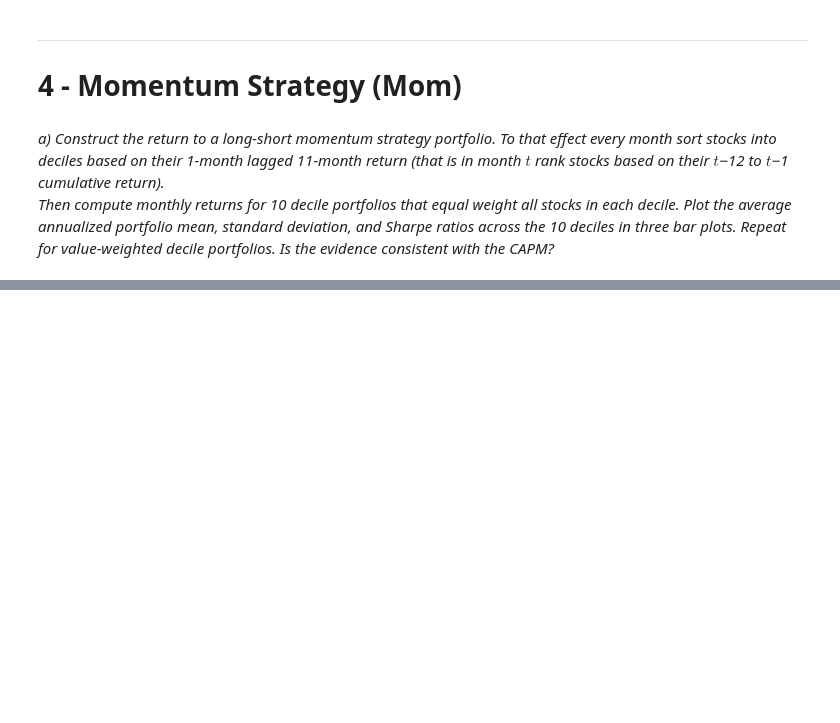
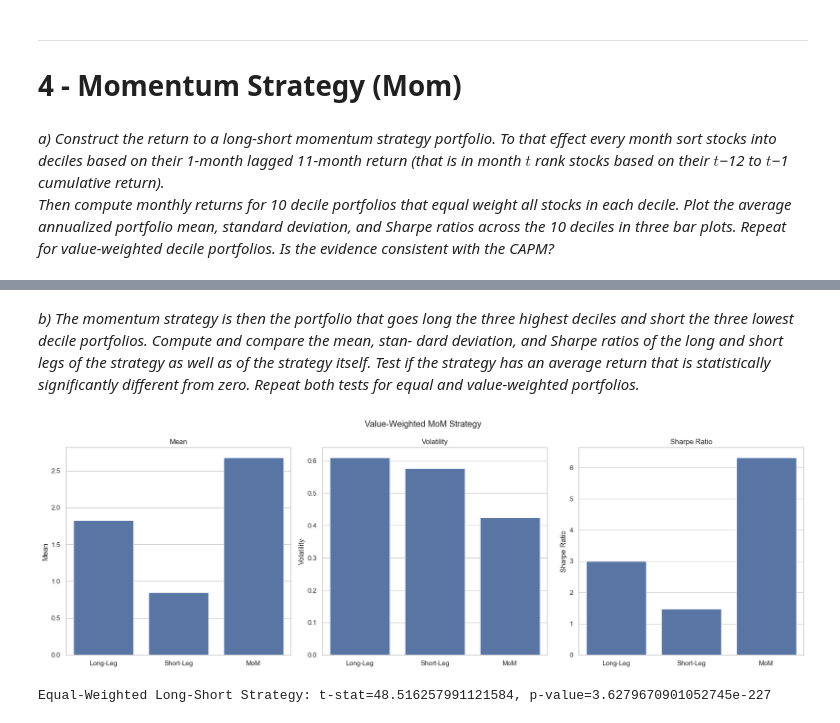
Before and after one commit to Marc-antoineallard74/Investments_project2024, a Jupyter notebook: source/section4.ipynb, the cells around one changed output, grey strips where cells are left out. Saved outputs shown, nothing was run; the diff lists cells and outputs as text; code cells hidden in the pictures; blank space fills up the shorter version.

```diff
--- a/source/section4.ipynb
+++ b/source/section4.ipynb
@@ -161,0 +89,19 @@ Value-Weighted Long-Short Strategy: t-stat=18.802969827292998, p-value=2.8751421
+# %% [markdown]
+*b) The momentum strategy is then the portfolio that goes long the three highest deciles and short the three lowest decile portfolios. Compute and compare the mean, stan- dard deviation, and Sharpe ratios of the long and short legs of the strategy as well as of the strategy itself. Test if the strategy has an average return that is statistically significantly different from zero. Repeat both tests for equal and value-weighted portfolios.*
+# %%
+# Long-Short Momentum Portfolio
+long_ew = ew_returns.loc[:, 8:10].sum(axis=1)
+short_ew = - ew_returns.loc[:, 0:2].sum(axis=1)
+mom_ew = long_ew + short_ew
+
+# Plot strategy performance
+plot_metrics(pd.DataFrame({'Long-Leg': long_ew,
+                            'Short-Leg': short_ew,
+                            'MoM': mom_ew}), 'Value-Weighted MoM Strategy')
+
+# Statistical significance testing
+t_stat_equal, p_value_equal = stats.ttest_1samp(mom_ew, 0)
+print(f"Equal-Weighted Long-Short Strategy: t-stat={t_stat_equal}, p-value={p_value_equal}")
+# %% [output]
+[figure, added]
+Equal-Weighted Long-Short Strategy: t-stat=48.516257991121584, p-value=3.6279670901052745e-227
```
Also changed, not shown: parts of 13 cells of this notebook, 5 other files.
